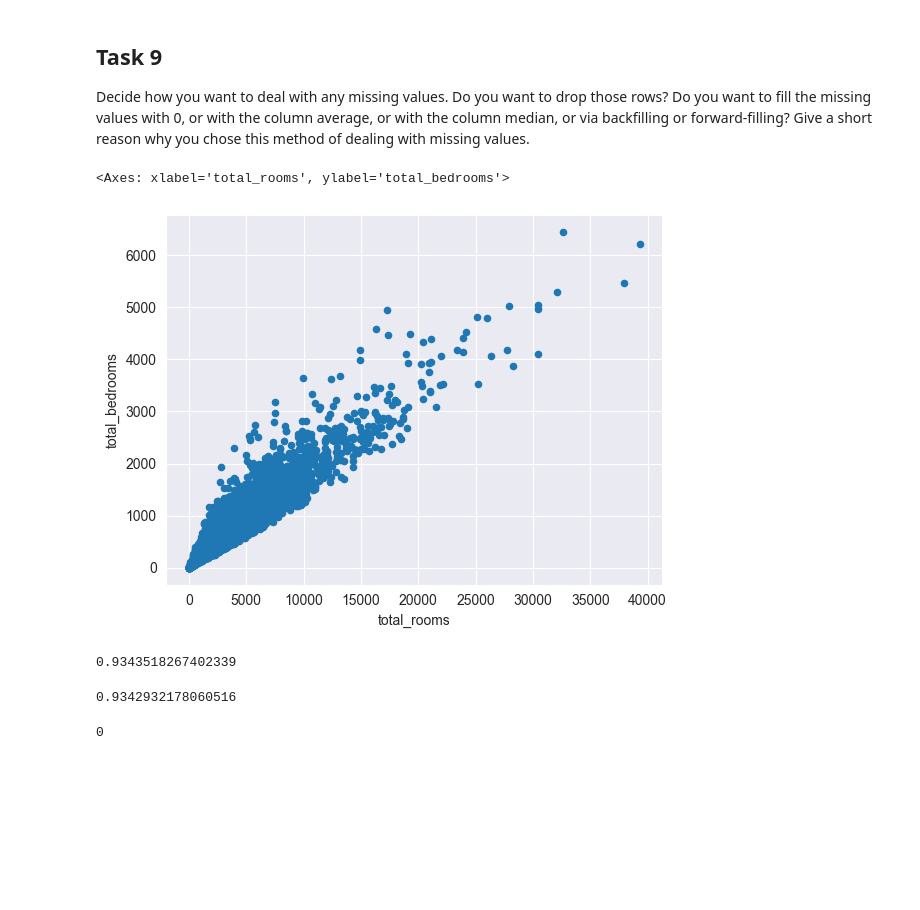
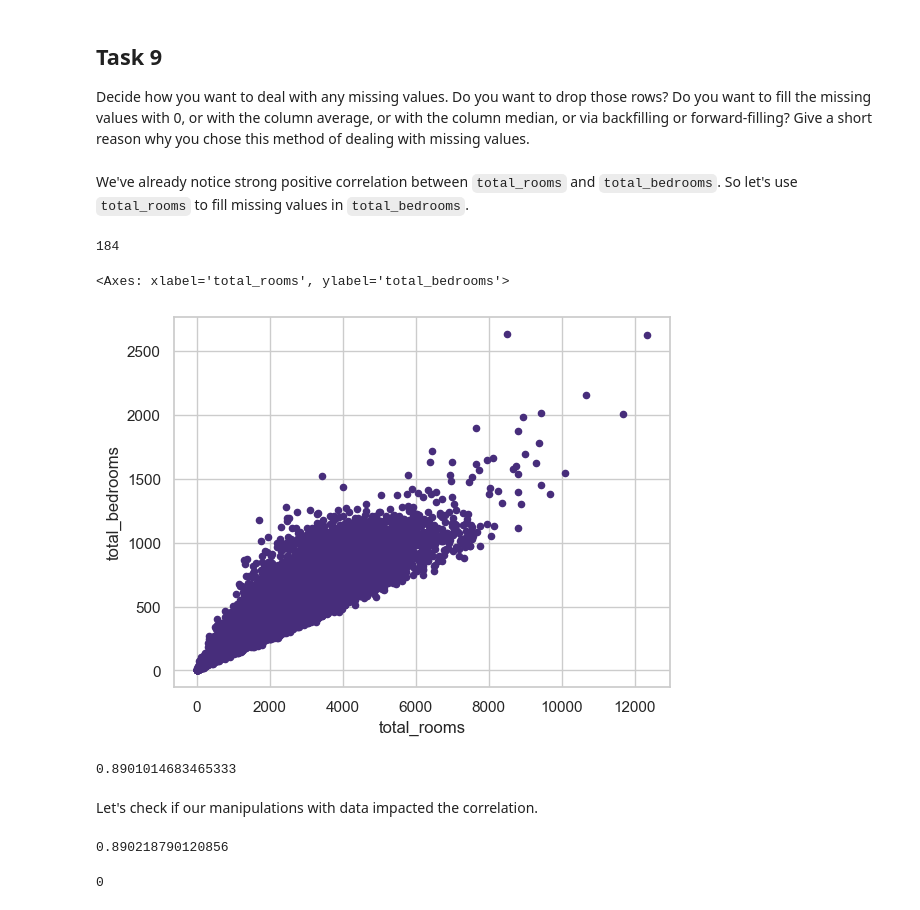
Before and after one commit to mariakyrychok/housing, a Jupyter notebook: main.ipynb, the cells around one changed output. Drawn from its saved outputs; the diff is of its cells as text; code cells hidden in the pictures; blank space fills up the shorter version.

```diff
--- a/main.ipynb
+++ b/main.ipynb
@@ -157,7 +165,7 @@ mapping_ocean_proximity = {
     'ISLAND': 5
 }
 
-df['ocean_proximity'] = df['ocean_proximity'].map(mapping_ocean_proximity)
+df['ocean_proximity_encoded'] = df['ocean_proximity'].map(mapping_ocean_proximity)
 # %% [markdown]
 ## Task 7
 Use the .describe() function to get a summary of some statistical measurements of the dataset.
@@ -211,0 +210,13 @@ From the histogram and boxplot we can see that `median_house_value` has outliers
+# %%
+columns = ['median_house_value', 'total_rooms', 'total_bedrooms', 'population', 'households']
+
+def draw_distribution(data, column, bins=20):
+    f, (ax1, ax2) = plt.subplots(2, 1, sharex=True, figsize=(16, 8), gridspec_kw={'height_ratios': [2, 1]})
+    plt.subplots_adjust(hspace=0.01)
+    ax1.set_title(f'Distribution of {column}', fontsize=16)
+    sns.histplot(data=data, x=column, ax=ax1, common_bins=True, bins=bins)
+    sns.boxplot(data=data, x=column, ax=ax2)
+    plt.show()
+
+for col in columns:
+    draw_distribution(df, column=col, bins=40)
@@ -212,4 +238,6 @@ From the histogram and boxplot we can see that `median_house_value` has outliers
 # %%
+columns = ['median_house_value', 'households']
+
 def get_whiskers(dataset):
     q_1 = dataset.quantile(0.25)
     q_3 = dataset.quantile(0.75)
@@ -220,8 +248,10 @@ def get_whiskers(dataset):
         max(dataset.min(), left_whisker),
         min(dataset.max(), right_whisker)
     )
-min_income, max_income = get_whiskers(df['median_house_value'])
-df = df[df['median_house_value'] < max_income].reset_index()
+
+for col in columns:
+    min_value, max_value = get_whiskers(df[col])
+    df = df[df[col] < max_value].reset_index(drop=True)
 # %% [markdown]
 ## Task 8
 Decide if there are any columns you want to drop. If yes, indicate why with a short sentence.
@@ -228,8 +260,9 @@ Decide if there are any columns you want to drop. If yes, indicate why with a sh
 # %%
+df_copy = df.drop('ocean_proximity', axis=1)
 def get_corr_for_median_house_value(dataset):
     corr_matrix = dataset.corr()
     sorted_indexes = corr_matrix['median_house_value'].abs().sort_values(ascending=False).index
     return corr_matrix.loc['median_house_value', sorted_indexes]
 
-get_corr_for_median_house_value(df)
+get_corr_for_median_house_value(df_copy)
 # %% [output]
@@ -248,13 +288,19 @@ Name: median_house_value, dtype: float64
 # %% [markdown]
 ## Task 9
 Decide how you want to deal with any missing values. Do you want to drop those rows? Do you want to fill the missing values with 0, or with the column average, or with the column median, or via backfilling or forward-filling? Give a short reason why you chose this method of dealing with missing values.
+# %% [markdown]
+We've already notice strong positive correlation between `total_rooms` and `total_bedrooms`. So let's use `total_rooms` to fill missing values in `total_bedrooms`.
+# %%
+df_copy['total_bedrooms'].isna().sum()
+# %% [output]
+184
 # %%
-df.plot.scatter(x='total_rooms', y='total_bedrooms')
+df_copy.plot.scatter(x='total_rooms', y='total_bedrooms')
 # %% [output]
 <Axes: xlabel='total_rooms', ylabel='total_bedrooms'>
-[figure, old version]
+[figure, new version]
 # %%
-df['total_rooms'].corr(df['total_bedrooms'])
+df_copy['total_rooms'].corr(df_copy['total_bedrooms'])
 # %% [output]
-0.9343518267402339
+0.8901014683465333
 # %%
@@ -263,5 +309,7 @@ df.loc[total_bedrooms.index, 'total_bedrooms'] = total_bedrooms
+# %% [markdown]
+Let's check if our manipulations with data impacted the correlation.
 # %%
-df['total_rooms'].corr(df['total_bedrooms'])
+df_copy['total_rooms'].corr(df_copy['total_bedrooms'])
 # %% [output]
-0.9342932178060516
+0.890218790120856
 # %%
```
Also changed, not shown: parts of 40 cells of this notebook, 1 other file.
